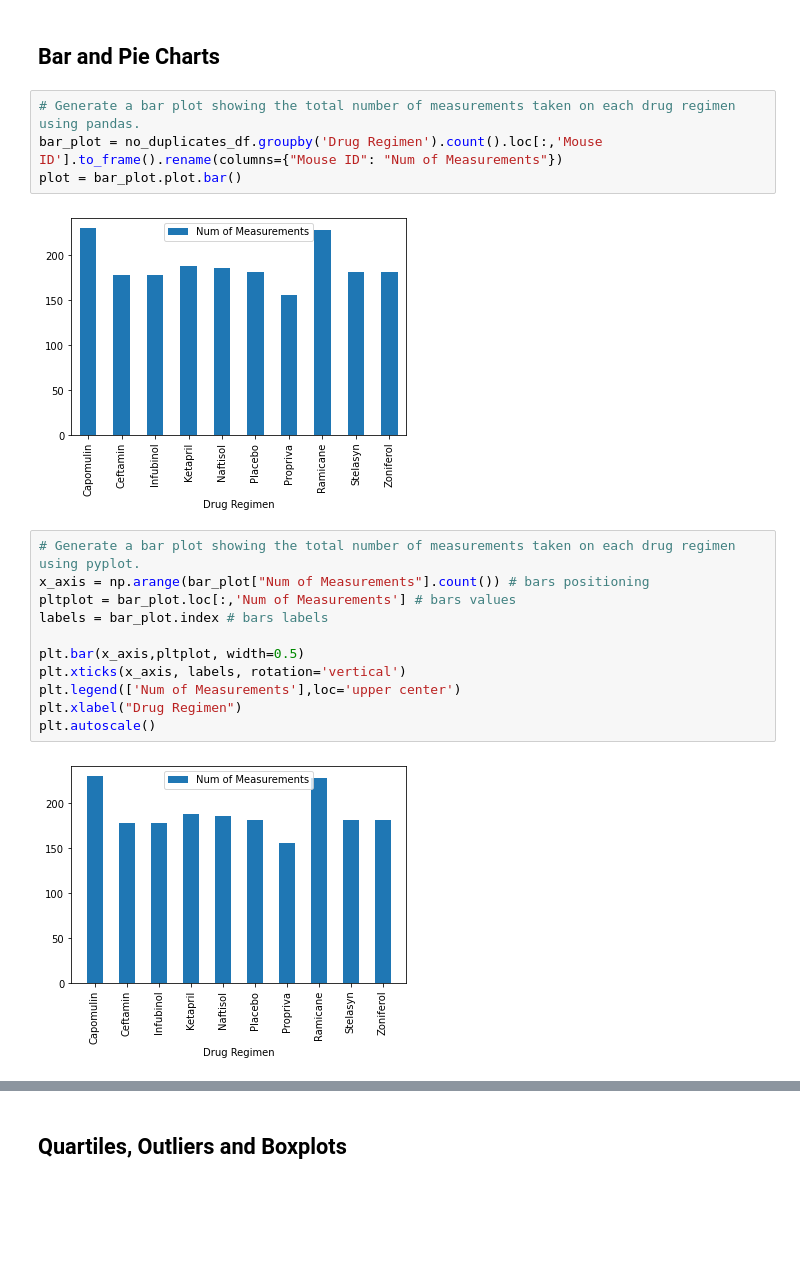
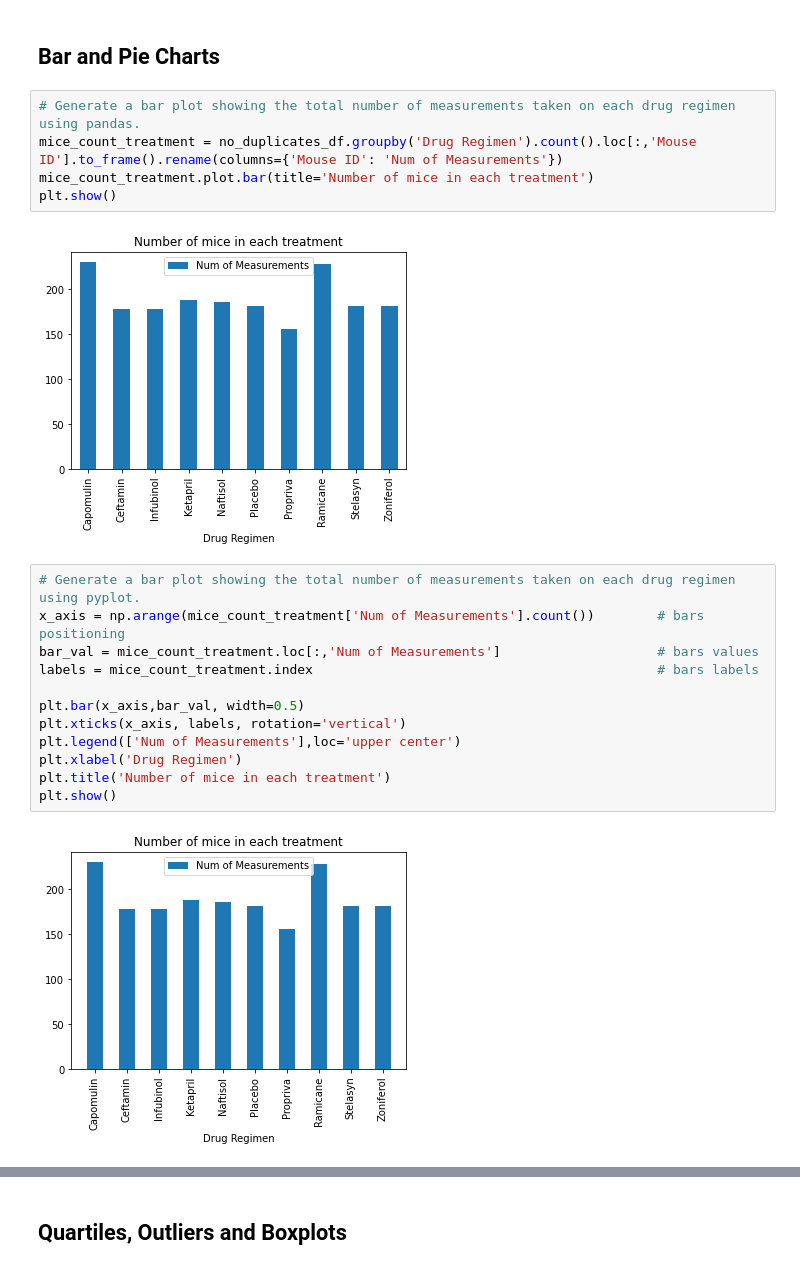
Before and after one commit to JaviPardox/Pharma-Mice-Analysis, a Jupyter notebook: Pymaceuticals/pymaceuticals_starter.ipynb, the cells around one changed output, grey strips where cells are left out. Saved outputs shown, nothing was run; the diff lists cells and outputs as text; blank space fills up the shorter version.

```diff
--- a/Pymaceuticals/pymaceuticals_starter.ipynb
+++ b/Pymaceuticals/pymaceuticals_starter.ipynb
@@ -161,22 +142,24 @@ agg_df.rename(columns={"mean": "Mean of Tumor Volume (mm3)","median": "Median of
 ## Bar and Pie Charts
 # %%
 # Generate a bar plot showing the total number of measurements taken on each drug regimen using pandas.
-bar_plot = no_duplicates_df.groupby('Drug Regimen').count().loc[:,'Mouse ID'].to_frame().rename(columns={"Mouse ID": "Num of Measurements"})
-plot = bar_plot.plot.bar()
+mice_count_treatment = no_duplicates_df.groupby('Drug Regimen').count().loc[:,'Mouse ID'].to_frame().rename(columns={'Mouse ID': 'Num of Measurements'})
+mice_count_treatment.plot.bar(title='Number of mice in each treatment')
+plt.show()
 # %% [output]
-[figure, old version]
+[figure, new version]
 # %%
 # Generate a bar plot showing the total number of measurements taken on each drug regimen using pyplot.
-x_axis = np.arange(bar_plot["Num of Measurements"].count()) # bars positioning
-pltplot = bar_plot.loc[:,'Num of Measurements'] # bars values
-labels = bar_plot.index # bars labels
+x_axis = np.arange(mice_count_treatment['Num of Measurements'].count())        # bars positioning
+bar_val = mice_count_treatment.loc[:,'Num of Measurements']                    # bars values
+labels = mice_count_treatment.index                                            # bars labels
 
-plt.bar(x_axis,pltplot, width=0.5)
+plt.bar(x_axis,bar_val, width=0.5)
 plt.xticks(x_axis, labels, rotation='vertical')
 plt.legend(['Num of Measurements'],loc='upper center')
-plt.xlabel("Drug Regimen")
-plt.autoscale()
+plt.xlabel('Drug Regimen')
+plt.title('Number of mice in each treatment')
+plt.show()
 # %% [output]
-[figure, old version]
+[figure, new version]
 # %%
 # Generate a pie plot showing the distribution of female versus male mice using pandas
```
Also changed, not shown: parts of 14 cells of this notebook.
